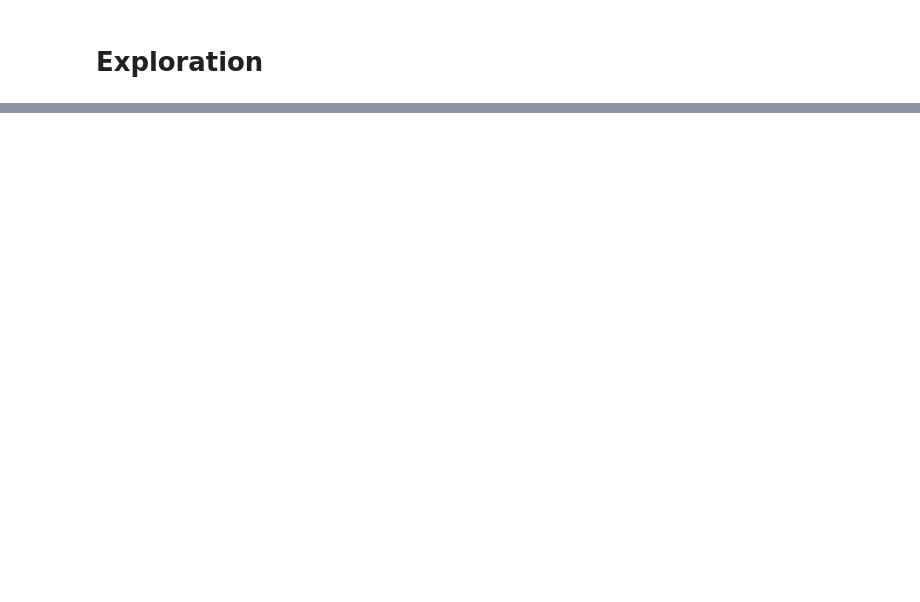
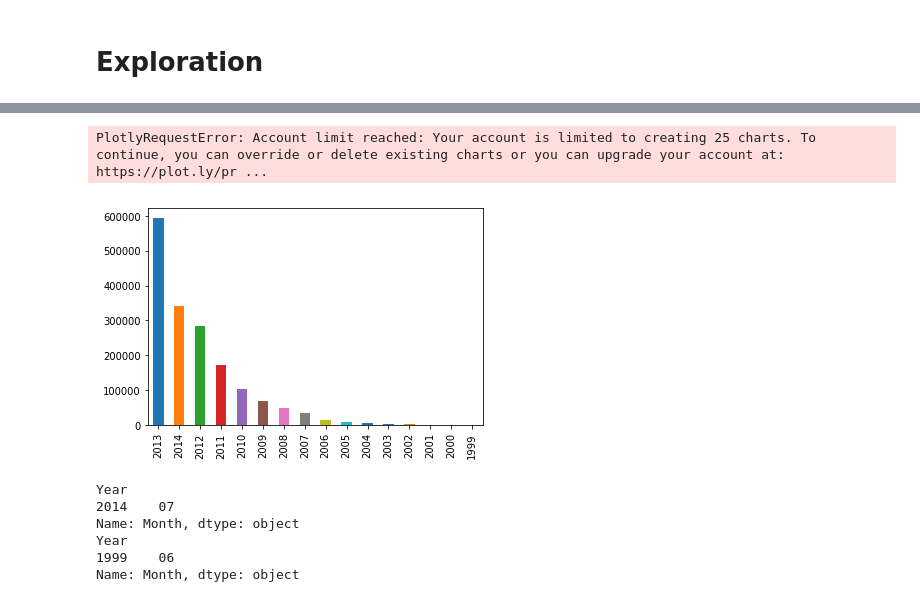
Before and after one commit to sarthakTUM/Amazon-Mining, a Jupyter notebook: notebooks/Exploratory Data Analysis - User Reviews .ipynb, the cells around one changed output, grey strips where cells are left out. Saved outputs shown, nothing was run; the diff lists cells and outputs as text; code cells hidden in the pictures; blank space fills up the shorter version.

```diff
--- a/notebooks/Exploratory Data Analysis - User Reviews .ipynb
+++ b/notebooks/Exploratory Data Analysis - User Reviews .ipynb
@@ -25,0 +298,43 @@ data = loader.load_data(file_path)
+# %%
+data.Year.value_counts().plot(kind='bar')
+ser2= data.Year.value_counts()
+df2=pd.DataFrame({'Year':ser2.index,'count':ser2.values})
+year_count = [go.Bar(x=df2['Year'],y=df2['count'])]
+layout = go.Layout(
+    title='Count of Ratings over the years',
+    xaxis=dict(
+        title='Year',
+        titlefont=dict(
+            family='Courier New, monospace',
+            size=18,
+            color='#7f7f7f'
+        )
+    ),
+    yaxis=dict(
+        title='Count of Ratings',
+        titlefont=dict(
+            family='Courier New, monospace',
+            size=18,
+            color='#7f7f7f'
+        )
+    )
+)
+fig = go.Figure(data=year_count, layout=layout)
+url40=py.plot(fig, filename='review0_dashboard',auto_open=False)
+url40
+# %% [output]
+PlotlyRequestError: Account limit reached: Your account is limited to creating 25 charts. To continue, you can override or delete existing charts or you can upgrade your account at: https://plot.ly/pr ...
+[figure, added]
+# %%
+
+df_2014=(data.loc[data['Year'] == '2014'])
+print(df_2014.groupby(['Year'])['Month'].max())
+df_1999=(data.loc[data['Year'] == '1999'])
+print(df_1999.groupby(['Year'])['Month'].min())
+# %% [output]
+Year
+2014    07
+Name: Month, dtype: object
+Year
+1999    06
+Name: Month, dtype: object
```
Also changed, not shown: parts of 51 cells of this notebook, 1 other file.
